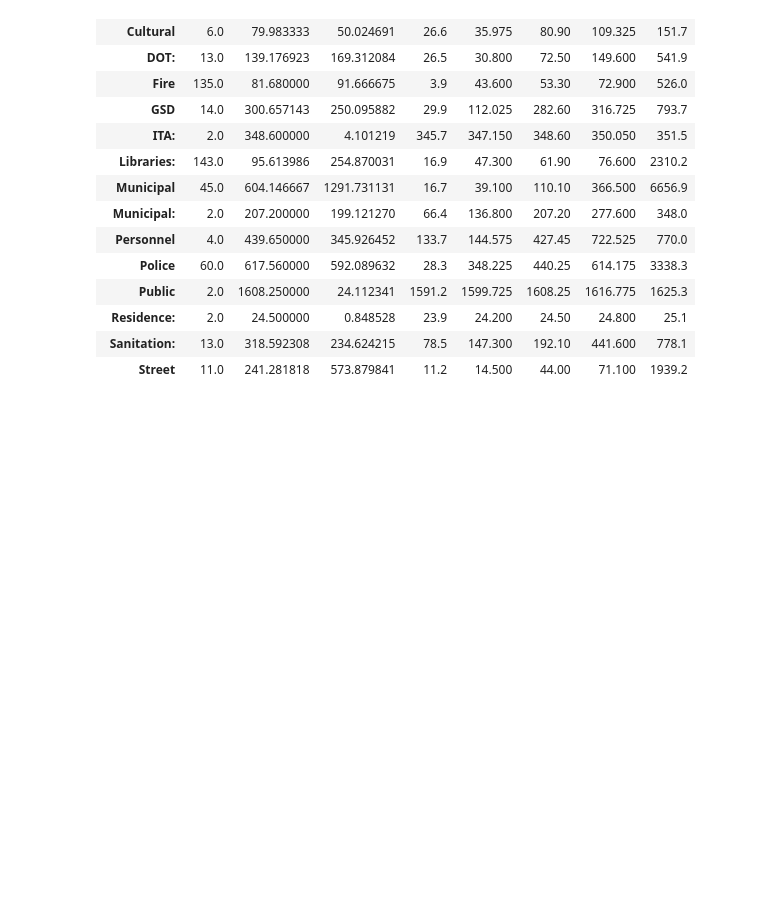
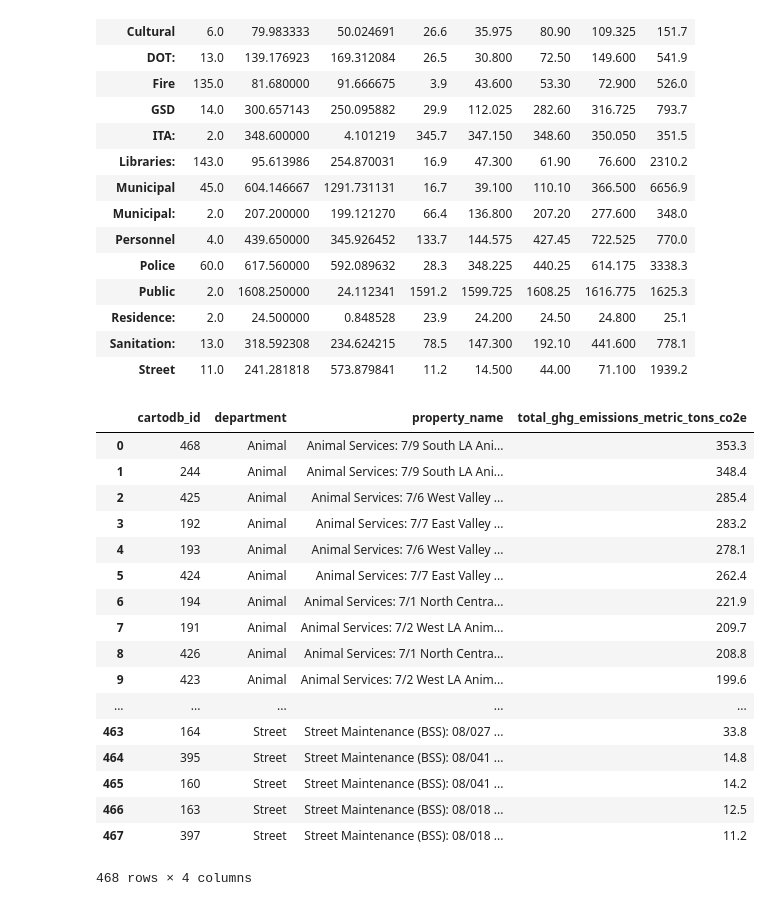
Before and after one commit to SuiWachiri/HW, a Jupyter notebook: HW02.ipynb, the cells around one changed output. Saved outputs shown, nothing was run; the diff lists cells and outputs as text; code cells hidden in the pictures; blank space fills up the shorter version.

```diff
--- a/HW02.ipynb
+++ b/HW02.ipynb
@@ -25,3 +25,24 @@ data['total_ghg_emissions_metric_tons_co2e'].groupby(data['department']).describ
 | Residence: | 2.0 | 24.500000 | 0.848528 | 23.9 | 24.200 | 24.50 | 24.800 | 25.1 |
 | Sanitation: | 13.0 | 318.592308 | 234.624215 | 78.5 | 147.300 | 192.10 | 441.600 | 778.1 |
 | Street | 11.0 | 241.281818 | 573.879841 | 11.2 | 14.500 | 44.00 | 71.100 | 1939.2 |
+# %%
+data.iloc[:,[0,7,8,12]].groupby(data['department']).apply(lambda x: x.sort_values(['total_ghg_emissions_metric_tons_co2e'], ascending = False)).reset_index(drop=True)
+# %% [output]
+|  | cartodb_id | department | property_name | total_ghg_emissions_metric_tons_co2e |
+| 0 | 468 | Animal | Animal Services: 7/9 South LA Ani... | 353.3 |
+| 1 | 244 | Animal | Animal Services: 7/9 South LA Ani... | 348.4 |
+| 2 | 425 | Animal | Animal Services: 7/6 West Valley ... | 285.4 |
+| 3 | 192 | Animal | Animal Services: 7/7 East Valley ... | 283.2 |
+| 4 | 193 | Animal | Animal Services: 7/6 West Valley ... | 278.1 |
+| 5 | 424 | Animal | Animal Services: 7/7 East Valley ... | 262.4 |
+| 6 | 194 | Animal | Animal Services: 7/1 North Centra... | 221.9 |
+| 7 | 191 | Animal | Animal Services: 7/2 West LA Anim... | 209.7 |
+| 8 | 426 | Animal | Animal Services: 7/1 North Centra... | 208.8 |
+| 9 | 423 | Animal | Animal Services: 7/2 West LA Anim... | 199.6 |
+| ... | ... | ... | ... | ... |
+| 463 | 164 | Street | Street Maintenance (BSS): 08/027 ... | 33.8 |
+| 464 | 395 | Street | Street Maintenance (BSS): 08/041 ... | 14.8 |
+| 465 | 160 | Street | Street Maintenance (BSS): 08/041 ... | 14.2 |
+| 466 | 163 | Street | Street Maintenance (BSS): 08/018 ... | 12.5 |
+| 467 | 397 | Street | Street Maintenance (BSS): 08/018 ... | 11.2 |
+468 rows × 4 columns
```
Also changed, not shown: parts of 5 cells of this notebook.
